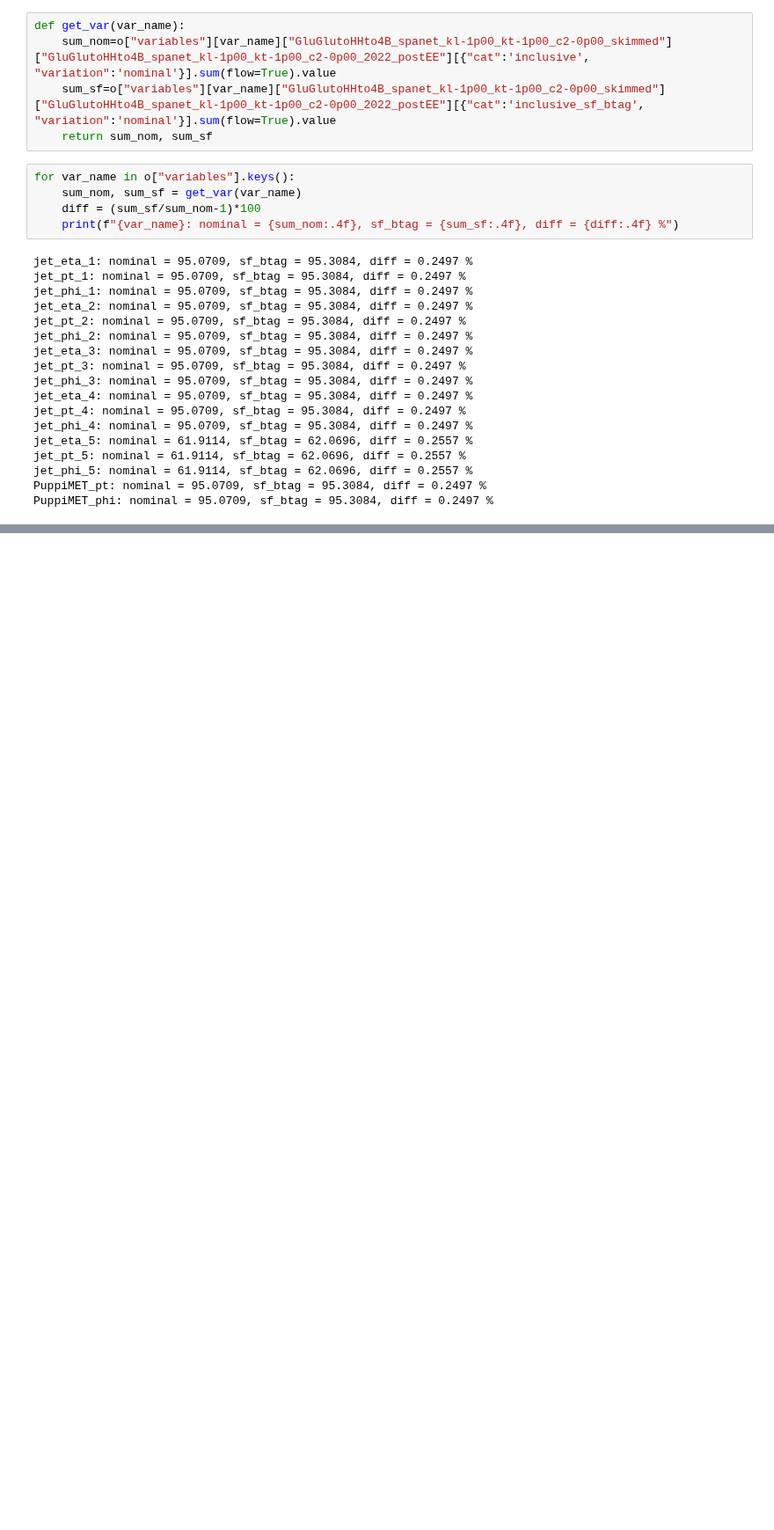
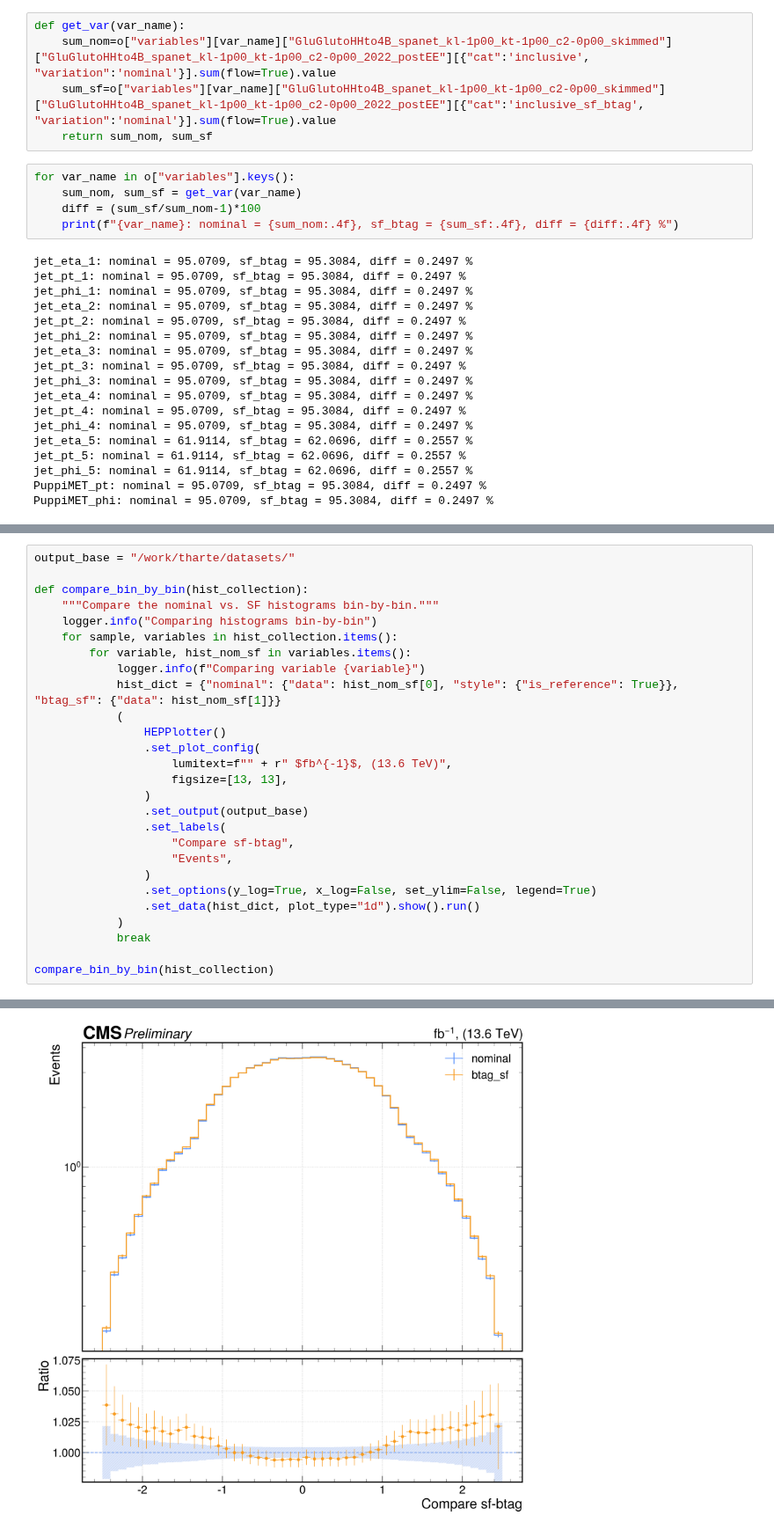
Before and after one commit to thierryharte/AnalysisConfigs, a Jupyter notebook: notebooks/compare_btagSF_norm.ipynb, the cells around one changed output, grey strips where cells are left out. Shown at 88% size. Drawn from its saved outputs; the diff is of its cells as text; blank space fills up the shorter version.

```diff
--- a/notebooks/compare_btagSF_norm.ipynb
+++ b/notebooks/compare_btagSF_norm.ipynb
@@ -51,0 +156,28 @@ PuppiMET_phi: nominal = 95.0709, sf_btag = 95.3084, diff = 0.2497 %
+# %%
+output_base = "/work/tharte/datasets/"
+
+def compare_bin_by_bin(hist_collection):
+    """Compare the nominal vs. SF histograms bin-by-bin."""
+    logger.info("Comparing histograms bin-by-bin")
+    for sample, variables in hist_collection.items():
+        for variable, hist_nom_sf in variables.items():
+            logger.info(f"Comparing variable {variable}")
+            hist_dict = {"nominal": {"data": hist_nom_sf[0], "style": {"is_reference": True}}, "btag_sf": {"data": hist_nom_sf[1]}}
+            (
+                HEPPlotter()
+                .set_plot_config(
+                    lumitext=f"" + r" $fb^{-1}$, (13.6 TeV)",
+                    figsize=[13, 13],
+                )
+                .set_output(output_base)
+                .set_labels(
+                    "Compare sf-btag",
+                    "Events",
+                )
+                .set_options(y_log=True, x_log=False, set_ylim=False, legend=True)
+                .set_data(hist_dict, plot_type="1d").show().run()
+            )
+            break
+
+compare_bin_by_bin(hist_collection)
+# %% [output]
@@ -51,0 +186 @@ PuppiMET_phi: nominal = 95.0709, sf_btag = 95.3084, diff = 0.2497 %
+[figure, added]
```
Also changed, not shown: parts of 6 cells of this notebook, 3 other files.
